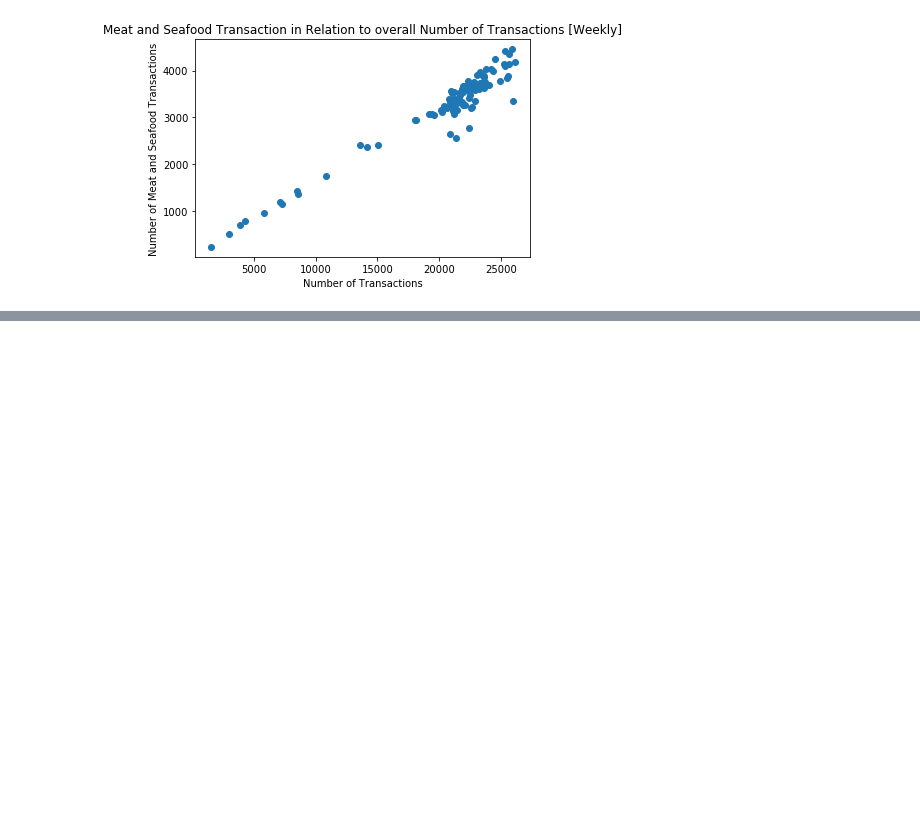
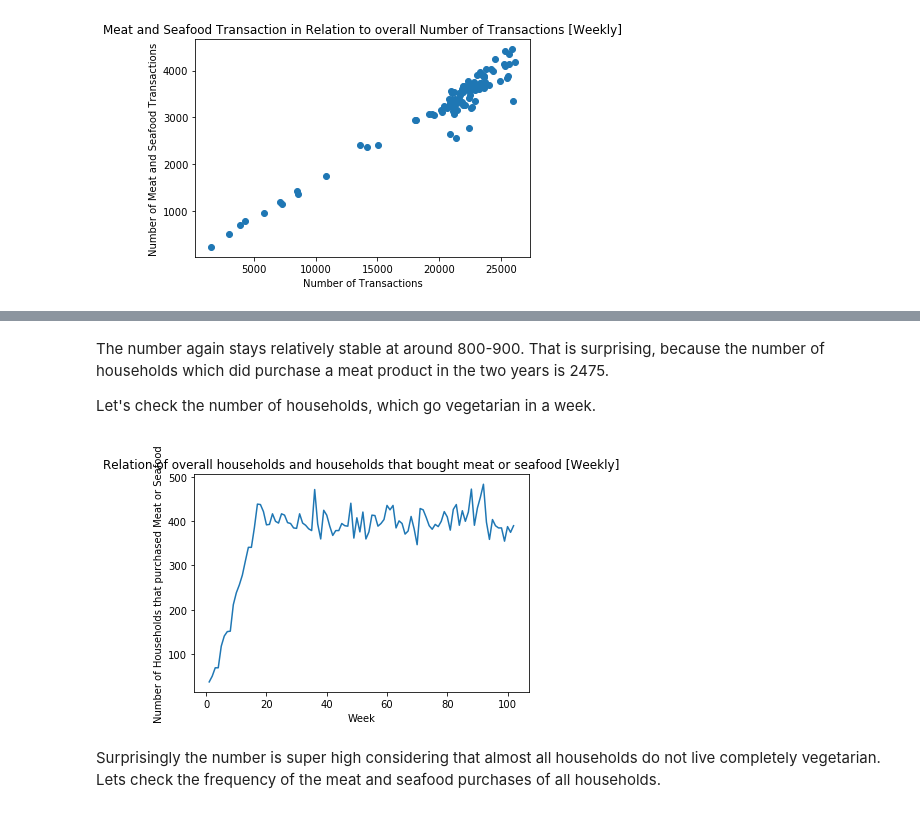
Before and after one commit to whateverforever/ada-2019-project, a Jupyter notebook: data_analysis.ipynb, the cells around one changed output, grey strips where cells are left out. Drawn from its saved outputs; the diff is of its cells as text; code cells hidden in the pictures; blank space fills up the shorter version.

```diff
--- a/data_analysis.ipynb
+++ b/data_analysis.ipynb
@@ -582,0 +599,15 @@ plt.show()
+# %% [markdown]
+The number again stays relatively stable at around 800-900. That is surprising, because the number of households which did purchase a meat product in the two years is 2475.
+
+Let's check the number of households, which go vegetarian in a week.
+# %%
+weekly_vege = df_food_trans.groupby("WEEK_NO")["household_key"].nunique()-df_meat_seafood_trans.groupby("WEEK_NO")["household_key"].nunique()
+plt.plot(weekly_vege)
+plt.xlabel("Week")
+plt.ylabel("Number of Households that purchased Meat or Seafood")
+plt.title("Relation of overall households and households that bought meat or seafood [Weekly]")
+plt.show()
+# %% [output]
+[figure, added]
+# %% [markdown]
+Surprisingly the number is super high considering that almost all households do not live completely vegetarian. Lets check the frequency of the meat and seafood purchases of all households.
```
Also changed, not shown: parts of 5 cells of this notebook.
